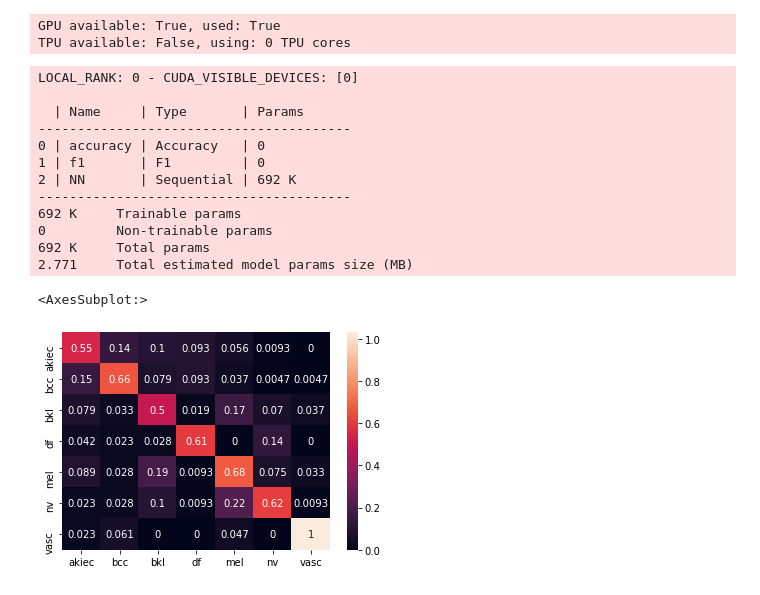
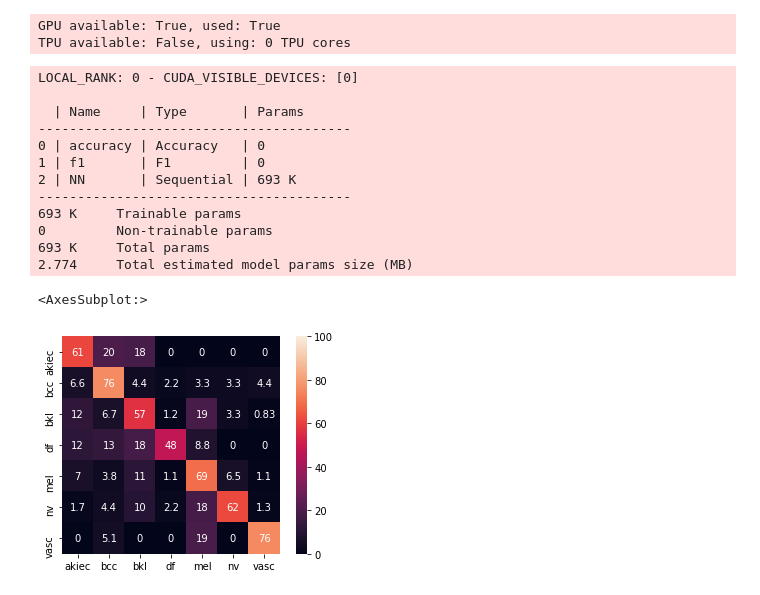
Before and after one commit to Ryul0rd/Cancer-Detection-Capstone, a Jupyter notebook: notebooks/modeling.ipynb, the cells around one changed output. Cells and saved outputs as stored; diff of their text form; code cells hidden in the pictures.

Commit message:
Improve data management and confusion matrix

```diff
--- a/notebooks/modeling.ipynb
+++ b/notebooks/modeling.ipynb
@@ -36,9 +59,6 @@ for index, row in metadata.iterrows():
         shutil.move(source, destination)
 # %%
 # Setting up our dataloaders
-
-val_size = 0.15
-test_size = 0.15
 
 labels = ['akiec', 'bcc', 'bkl', 'df', 'mel', 'nv', 'vasc']
 
@@ -57,7 +77,7 @@ def sampler_weights(dataset, class_weights):
         weights.append(class_weights[label])
     return torch.tensor(weights)
 
-transform = T.Compose([
+train_transform = T.Compose([
     T.ToTensor(),
     T.CenterCrop((448, 576)),
     T.Resize((112, 144)),
@@ -66,14 +86,21 @@ transform = T.Compose([
     T.RandomRotation(90),
 ])
 
-ds = torchvision.datasets.ImageFolder(project_path + '/data/images', transform=transform)
-n_val = int(val_size * len(ds))
-n_test = int(test_size * len(ds))
-n_train = len(ds) - (n_val + n_test)
-train_ds, val_ds, test_ds = random_split(ds, (n_train, n_val, n_test))
-train_loader = DataLoader(train_ds, batch_size=32, num_workers=8, sampler=WeightedRandomSampler(sampler_weights(train_ds, estimate_weights_mfb(labels)), len(train_ds), replacement=True))
-val_loader = DataLoader(val_ds, batch_size=32, num_workers=8, sampler=WeightedRandomSampler(sampler_weights(val_ds, estimate_weights_mfb(labels)), len(val_ds), replacement=True))
-test_loader = DataLoader(test_ds, batch_size=32, num_workers=8, sampler=WeightedRandomSampler(sampler_weights(test_ds, estimate_weights_mfb(labels)), len(test_ds), replacement=True))
+test_transform = T.Compose([
+    T.ToTensor(),
+    T.CenterCrop((448, 576)),
+    T.Resize((112, 144)),
+    T.Normalize((0.5, 0.5, 0.5), (0.2, 0.2, 0.2)),
+])
+
+class_weights = estimate_weights_mfb(labels)
+
+train_ds = torchvision.datasets.ImageFolder(project_path + '/data/images/train', transform=train_transform)
+val_ds = torchvision.datasets.ImageFolder(project_path + '/data/images/val', transform=test_transform)
+test_ds = torchvision.datasets.ImageFolder(project_path + '/data/images/test', transform=test_transform)
+train_loader = DataLoader(train_ds, batch_size=32, num_workers=8, sampler=WeightedRandomSampler(sampler_weights(train_ds, class_weights), len(train_ds), replacement=True))
+val_loader = DataLoader(val_ds, batch_size=32, num_workers=8, sampler=WeightedRandomSampler(sampler_weights(val_ds, class_weights), len(val_ds), replacement=True))
+test_loader = DataLoader(test_ds, batch_size=32, num_workers=8, sampler=WeightedRandomSampler(sampler_weights(test_ds, class_weights), len(test_ds), replacement=True))
 # %%
 class Baseline(pl.LightningModule):
     def __init__(self, lr=1e-3, dropout=0.2):
@@ -84,26 +111,32 @@ class Baseline(pl.LightningModule):
 
         self.NN = nn.Sequential(
             nn.Conv2d(3, 16, 5, stride=1, padding=2),
+            nn.BatchNorm2d(16),
             nn.ReLU(),
             nn.MaxPool2d(2),
             nn.Dropout(dropout),
             nn.Conv2d(16, 32, 5, stride=1, padding=2),
+            nn.BatchNorm2d(32),
             nn.ReLU(),
             nn.MaxPool2d(2),
             nn.Dropout(dropout),
             nn.Conv2d(32, 64, 5, stride=1, padding=2),
+            nn.BatchNorm2d(64),
             nn.ReLU(),
             nn.MaxPool2d(2),
             nn.Dropout(dropout),
             nn.Conv2d(64, 64, 5, stride=1, padding=2),
+            nn.BatchNorm2d(64),
             nn.ReLU(),
             nn.MaxPool2d(2),
             nn.Dropout(dropout),
             nn.Flatten(),
             nn.Linear(64*7*9, 128),
+            nn.BatchNorm1d(128),
             nn.ReLU(),
             nn.Dropout(dropout),
             nn.Linear(128, 64),
+            nn.BatchNorm1d(64),
             nn.ReLU(),
             nn.Dropout(dropout),
             nn.Linear(64, 7)
@@ -142,7 +175,7 @@ class Baseline(pl.LightningModule):
 
 logger = CSVLogger("logs", name="LeNetLike", version='1.0')
 callbacks = [
-    EarlyStopping('val_loss', patience=5),
+    EarlyStopping('accuracy', patience=5),
     LearningRateMonitor(logging_interval='step'),
     ]
 trainer = pl.Trainer(gpus=1, auto_lr_find=False, max_epochs=20, logger=logger, callbacks=callbacks)
@@ -168,12 +201,12 @@ LOCAL_RANK: 0 - CUDA_VISIBLE_DEVICES: [0]
 ----------------------------------------
 0 | accuracy | Accuracy   | 0
 1 | f1       | F1         | 0
-2 | NN       | Sequential | 692 K
+2 | NN       | Sequential | 693 K
 ----------------------------------------
-692 K     Trainable params
+693 K     Trainable params
 0         Non-trainable params
-692 K     Total params
-2.771     Total estimated model params size (MB)
+693 K     Total params
+2.774     Total estimated model params size (MB)
 # %%
 # Visualize losses/metrics
 
@@ -199,31 +232,35 @@ path = project_path + '/models/LeNetLike.pt'
 # %%
 # Plot a confusion matrix
 
 y_pred = []
 y_true = []
 
 # iterate over validation data
 model.eval()
 with torch.no_grad():
         for inputs, labels in val_loader:
                 logits = model(inputs) # Feed Network
 
                 output = (torch.max(torch.exp(logits), 1))[1].cpu().numpy()
                 y_pred.extend(output) # Save Prediction
 
                 labels = labels.data.cpu().numpy()
                 y_true.extend(labels) # Save Truth
 
 # constant for classes
 classes = ('akiec', 'bcc', 'bkl', 'df', 'mel', 'nv', 'vasc')
 
 # Build confusion matrix
 cf_matrix = confusion_matrix(y_true, y_pred)
-df_cm = pd.DataFrame(cf_matrix/np.sum(cf_matrix)*7, index = [i for i in classes], columns = [i for i in classes])
-sns.heatmap(df_cm, annot=True)
+norm_cf_matrix = np.zeros((7, 7))
+for idx, row in enumerate(cf_matrix):
+    row = row/row.sum()*100.0
+    norm_cf_matrix[idx] = row
+df_cm = pd.DataFrame(norm_cf_matrix, index = [i for i in classes], columns = [i for i in classes])
+sns.heatmap(df_cm, annot=True, square=True, vmin=0.0, vmax=100.0)
 # %% [output]
 <AxesSubplot:>
-[figure, old version]
+[figure, new version]
 # %%
 # Save the model if we like it.
 
```
Also changed, not shown: parts of 3 cells of this notebook.
